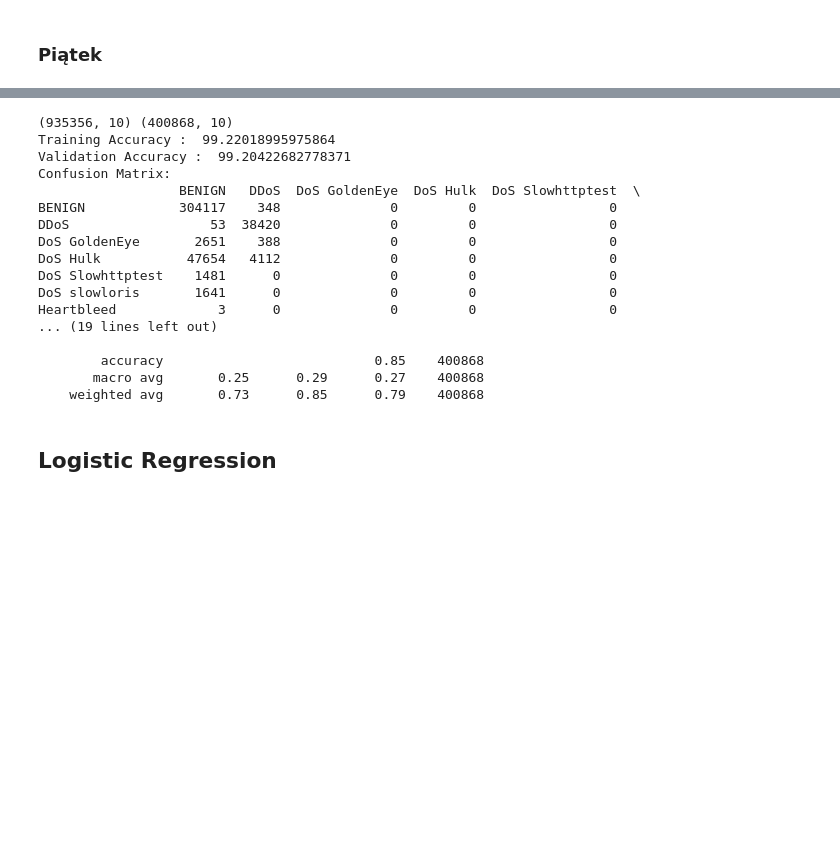
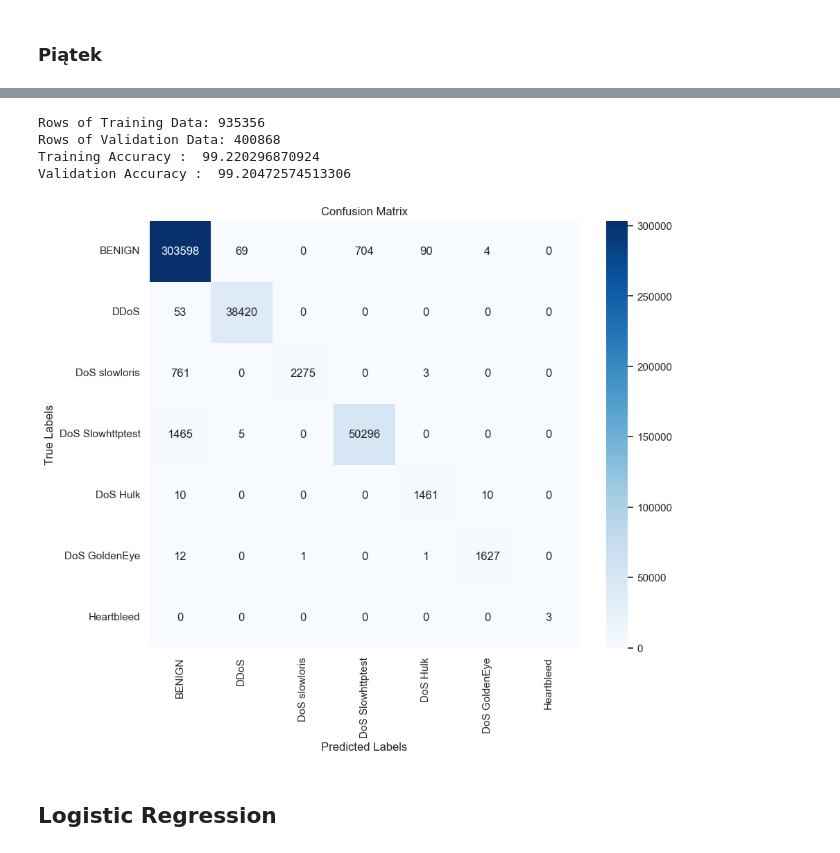
Before and after one commit to dwdwjtwcz/ids2017-anomaly-detection, a Jupyter notebook: podsumowanie3.ipynb, the cells around one changed output, grey strips where cells are left out. Saved outputs shown, nothing was run; the diff lists cells and outputs as text; code cells hidden in the pictures; blank space fills up the shorter version.

```diff
--- a/podsumowanie3.ipynb
+++ b/podsumowanie3.ipynb
@@ -433,54 +411,51 @@ weighted avg       1.00      1.00      1.00     66925
 # %%
 data3 = pd.read_parquet('./IDS2017/Final/Combined.parquet')
 
 
 X = data3.drop(columns=['Label'])
 y = data3['Label']
-X_train, X_val, Y_train, Y_val = train_test_split(X,
-                                                  y,
-                                                  test_size = 0.3,
-                                                  random_state=2022)
-print(X_train.shape, X_val.shape)
 
-model3 = RandomForestClassifier()
-model3.fit(X_train, Y_train)
-print('Training Accuracy : ',
-      metrics.accuracy_score(Y_train,
-                             model3.predict(X_train))*100)
-print('Validation Accuracy : ',
-      metrics.accuracy_score(Y_val,
-                             model3.predict(X_val))*100)
+X_train, X_val, Y_train, Y_val = train_test_split(X,y,test_size = 0.3,random_state=42)
 
+print(f"Rows of Training Data: {X_train.shape[0]}")
+print(f"Rows of Validation Data: {X_val.shape[0]}")
 
-confusion_matrix = metrics.confusion_matrix(Y_val, model2.predict(X_val))
-class_labels = sorted(Y_val.unique())
+model3 = RandomForestClassifier(random_state=42)
 
+param_grid = {
+    'n_estimators': [100, 200, 300],
+    'max_depth': [None, 10, 20, 30],
+    'min_samples_split': [2, 5, 10],
+    'min_samples_leaf': [1, 2, 4]
+}
+
+grid_search = GridSearchCV(estimator=model, param_grid=param_grid, cv=5, n_jobs=-1, verbose=2)
+grid_search.fit(X_train, Y_train)
+
+print(f"Best parameters: {grid_search.best_params_}")
+
+model3_best = grid_search.best_estimator_
+model3_best.fit(X_train, Y_train)
+
+print('Training Accuracy : ',metrics.accuracy_score(Y_train, model3_best.predict(X_train))*100)
+print('Validation Accuracy : ', metrics.accuracy_score(Y_val, model3_best.predict(X_val))*100)
+
+class_labels = y.unique()
+confusion_matrix = metrics.confusion_matrix(Y_val, model3_best.predict(X_val))
 confusion_df = pd.DataFrame(confusion_matrix, index=class_labels, columns=class_labels)
 
-print("Confusion Matrix:")
-print(confusion_df)
-
-classification_report = metrics.classification_report(Y_val, model2.predict(X_val), target_names=class_labels, zero_division=0)
-print("Classification Report:")
-print(classification_report)
+plt.figure(figsize=(10, 8))
+sns.heatmap(confusion_df, annot=True, fmt='d', cmap='Blues')
+plt.xlabel('Predicted Labels')
+plt.ylabel('True Labels')
+plt.title('Confusion Matrix')
+plt.show()
 # %% [output]
-(935356, 10) (400868, 10)
-Training Accuracy :  99.22018995975864
-Validation Accuracy :  99.20422682778371
-Confusion Matrix:
-                  BENIGN   DDoS  DoS GoldenEye  DoS Hulk  DoS Slowhttptest  \
-BENIGN            304117    348              0         0                 0
-DDoS                  53  38420              0         0                 0
-DoS GoldenEye       2651    388              0         0                 0
-DoS Hulk           47654   4112              0         0                 0
-DoS Slowhttptest    1481      0              0         0                 0
-DoS slowloris       1641      0              0         0                 0
-Heartbleed             3      0              0         0                 0
-... (19 lines left out)
-
-        accuracy                           0.85    400868
-       macro avg       0.25      0.29      0.27    400868
-    weighted avg       0.73      0.85      0.79    400868
+Rows of Training Data: 935356
+Rows of Validation Data: 400868
+Training Accuracy :  99.220296870924
+Validation Accuracy :  99.20472574513306
+[figure, added]
 # %% [markdown]
 ## Logistic Regression
 # %% [markdown]
```
Also changed, not shown: parts of 14 cells of this notebook.
